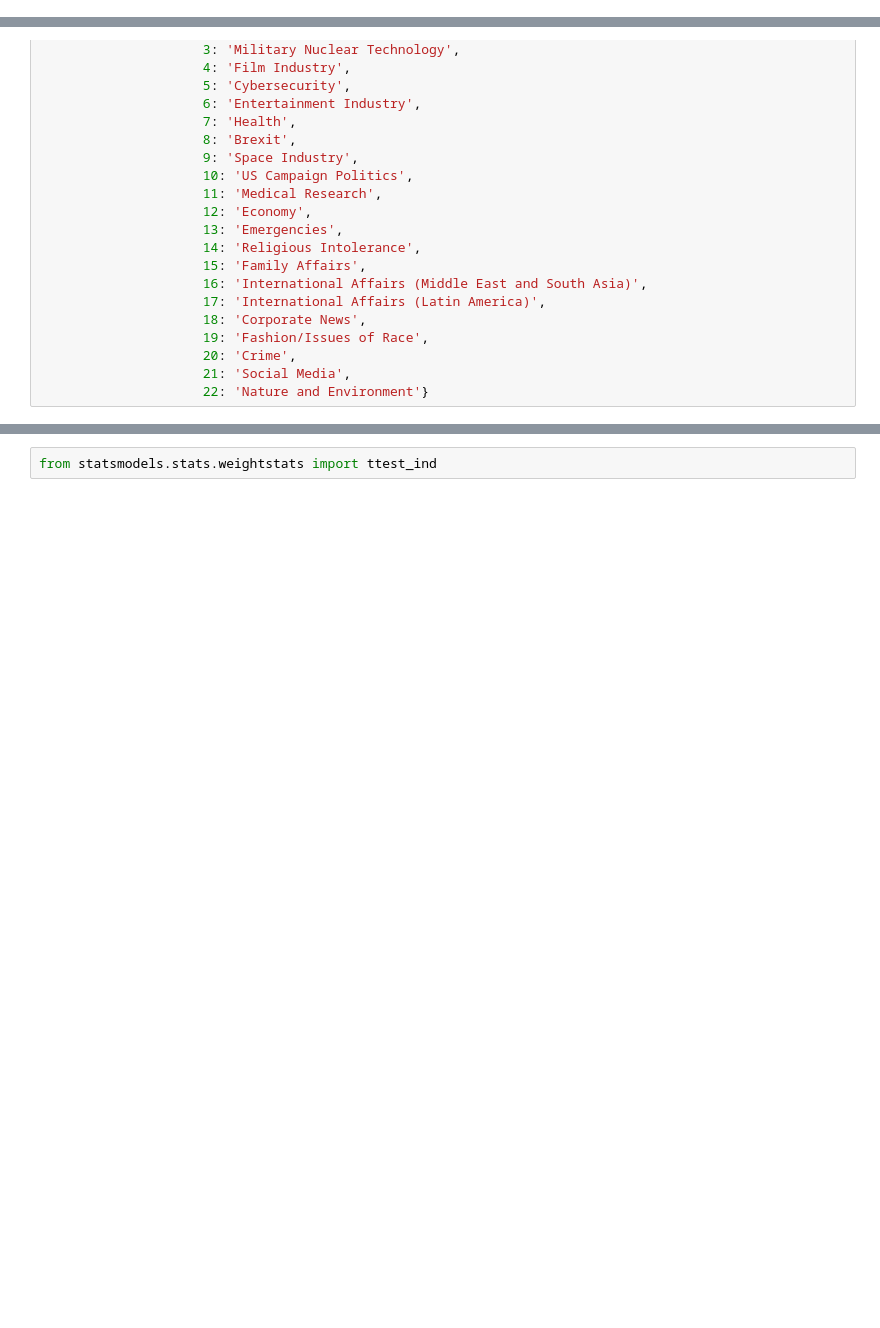
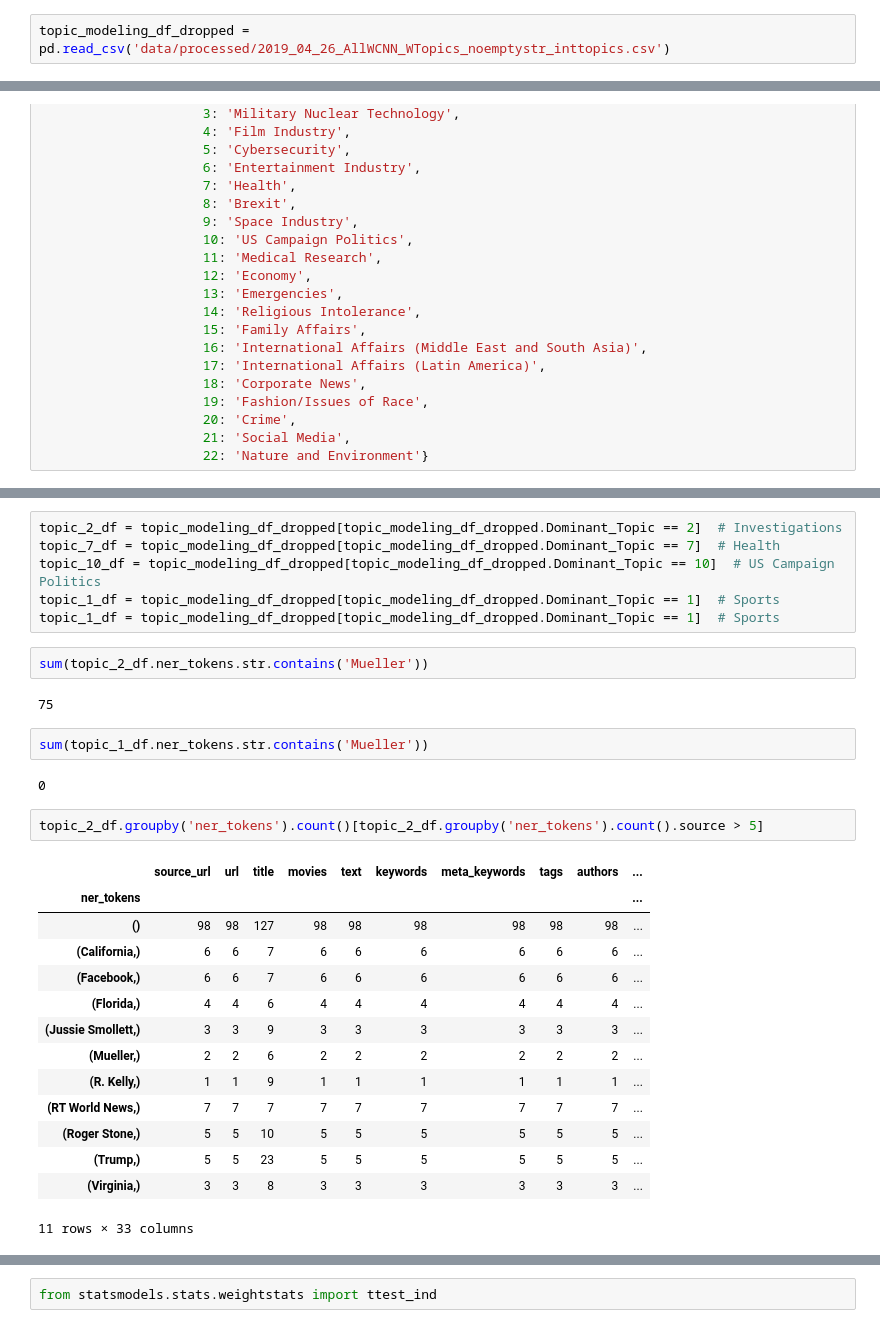
Before and after one commit to AlexanderTyan/NewsBias, a Jupyter notebook: 4_TopicModelling.ipynb, the cells around one changed output, grey strips where cells are left out. Saved outputs shown, nothing was run; the diff lists cells and outputs as text; blank space fills up the shorter version.

```diff
--- a/4_TopicModelling.ipynb
+++ b/4_TopicModelling.ipynb
@@ -873,5 +907,7 @@ with open('papers/presentation/topics_probs.csv', mode='w') as csv_file:
 # %% [markdown]
 ### Vectorization:
+# %%
+topic_modeling_df_dropped = pd.read_csv('data/processed/2019_04_26_AllWCNN_WTopics_noemptystr_inttopics.csv')
 # %%
 %%time
 # https://stackoverflow.com/questions/42094180/spacy-how-to-load-google-news-word2vec-vectors
@@ -1068,0 +1240,31 @@ dfs = pd.concat(all_dfs)
+# %%
+topic_2_df = topic_modeling_df_dropped[topic_modeling_df_dropped.Dominant_Topic == 2]  # Investigations
+topic_7_df = topic_modeling_df_dropped[topic_modeling_df_dropped.Dominant_Topic == 7]  # Health
+topic_10_df = topic_modeling_df_dropped[topic_modeling_df_dropped.Dominant_Topic == 10]  # US Campaign Politics
+topic_1_df = topic_modeling_df_dropped[topic_modeling_df_dropped.Dominant_Topic == 1]  # Sports
+topic_1_df = topic_modeling_df_dropped[topic_modeling_df_dropped.Dominant_Topic == 1]  # Sports
+# %%
+sum(topic_2_df.ner_tokens.str.contains('Mueller'))
+# %% [output]
+75
+# %%
+sum(topic_1_df.ner_tokens.str.contains('Mueller'))
+# %% [output]
+0
+# %%
+topic_2_df.groupby('ner_tokens').count()[topic_2_df.groupby('ner_tokens').count().source > 5]
+# %% [output]
+|  | source_url | url | title | movies | text | keywords | meta_keywords | tags | authors | ... |
+| ner_tokens |  |  |  |  |  |  |  |  |  | ... |
+| () | 98 | 98 | 127 | 98 | 98 | 98 | 98 | 98 | 98 | ... |
+| (California,) | 6 | 6 | 7 | 6 | 6 | 6 | 6 | 6 | 6 | ... |
+| (Facebook,) | 6 | 6 | 7 | 6 | 6 | 6 | 6 | 6 | 6 | ... |
+| (Florida,) | 4 | 4 | 6 | 4 | 4 | 4 | 4 | 4 | 4 | ... |
+| (Jussie Smollett,) | 3 | 3 | 9 | 3 | 3 | 3 | 3 | 3 | 3 | ... |
+| (Mueller,) | 2 | 2 | 6 | 2 | 2 | 2 | 2 | 2 | 2 | ... |
+| (R. Kelly,) | 1 | 1 | 9 | 1 | 1 | 1 | 1 | 1 | 1 | ... |
+| (RT World News,) | 7 | 7 | 7 | 7 | 7 | 7 | 7 | 7 | 7 | ... |
+| (Roger Stone,) | 5 | 5 | 10 | 5 | 5 | 5 | 5 | 5 | 5 | ... |
+| (Trump,) | 5 | 5 | 23 | 5 | 5 | 5 | 5 | 5 | 5 | ... |
+| (Virginia,) | 3 | 3 | 8 | 3 | 3 | 3 | 3 | 3 | 3 | ... |
+11 rows × 33 columns
```
Also changed, not shown: parts of 96 cells of this notebook, 1 other file.
